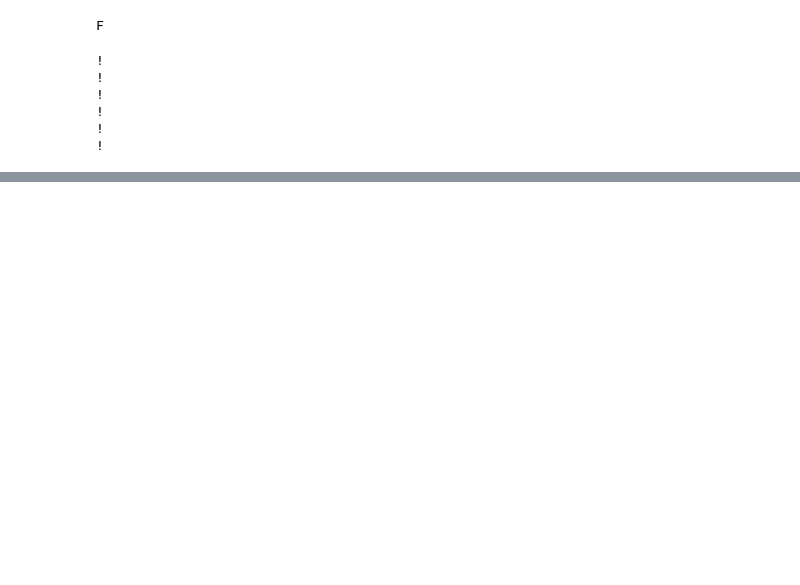
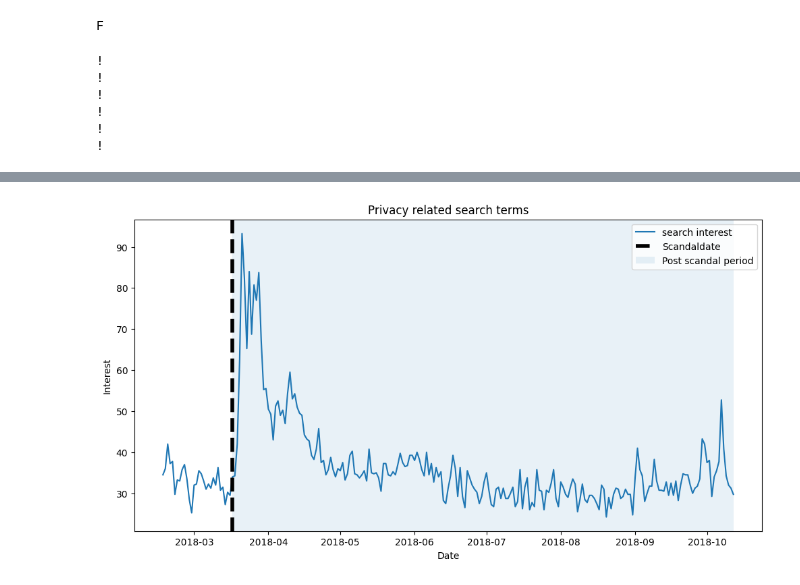
Before and after one commit to Nellibot1/The-Privacy-attention-and-Behavioural-response-to-the-Cambridge-Analytica-Scandal, a Jupyter notebook: src/H2.ipynb, the cells around one changed output, grey strips where cells are left out. Cells and saved outputs as stored; diff of their text form; code cells hidden in the pictures; blank space fills up the shorter version.

```diff
--- a/src/H2.ipynb
+++ b/src/H2.ipynb
@@ -152,0 +154,18 @@ Effect size  0.7924603174603174
+# %%
+plt.figure(figsize = (12,6))
+plt.plot(dfmerged.index, dfmerged["interest"], label = "search interest")
+
+plt.axvline (scandalpublic, linewidth = 4, color = "black", linestyle = "--", label = "Scandaldate")
+
+plt.axvspan (
+    scandalpublic, dfmerged.index.max(),alpha=0.1, label = "Post scandal period"
+)
+
+plt.title ("Privacy related search terms")
+plt.xlabel("Date")
+plt.ylabel("Interest")
+plt.legend()
+plt.show()
+#basically nur nochmal der plot eben bis oktober zu sehen
+# %% [output]
+[figure, added]
```
Also changed, not shown: parts of 3 cells of this notebook.
